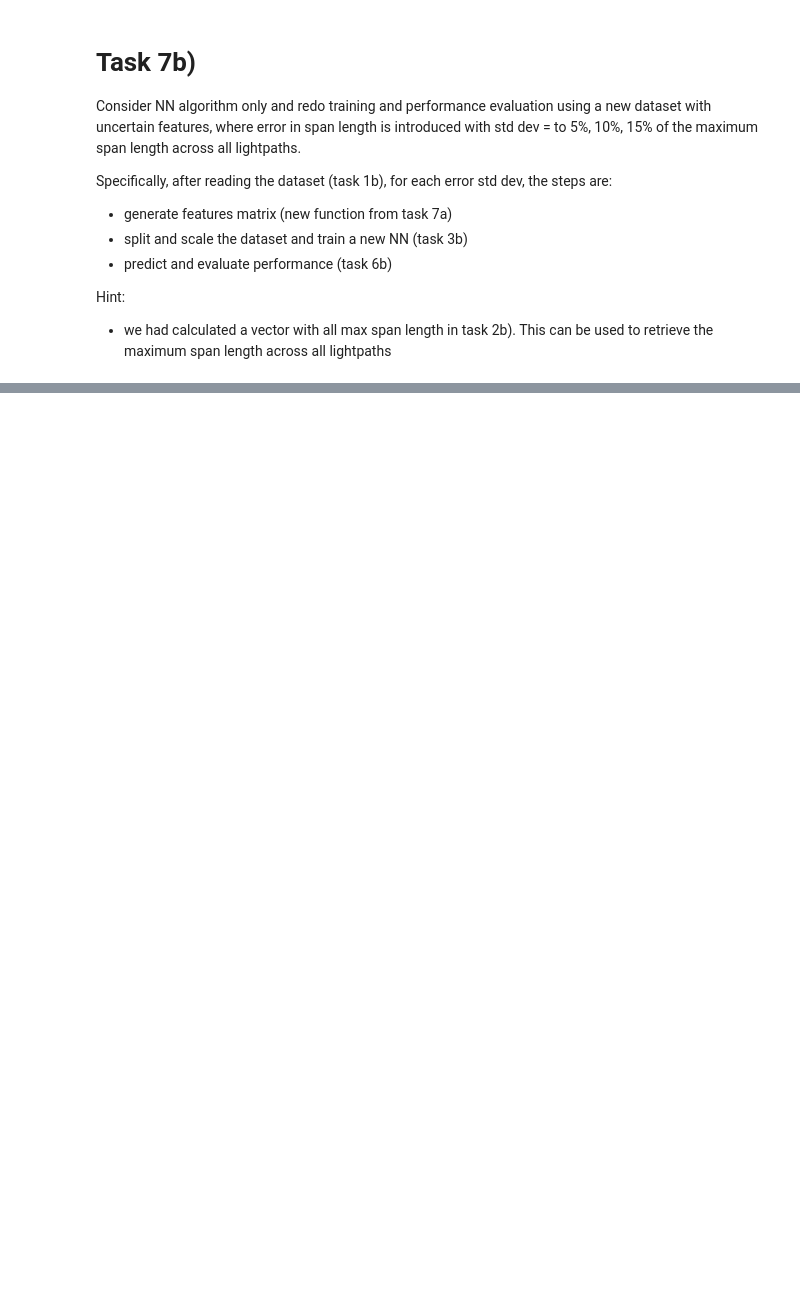
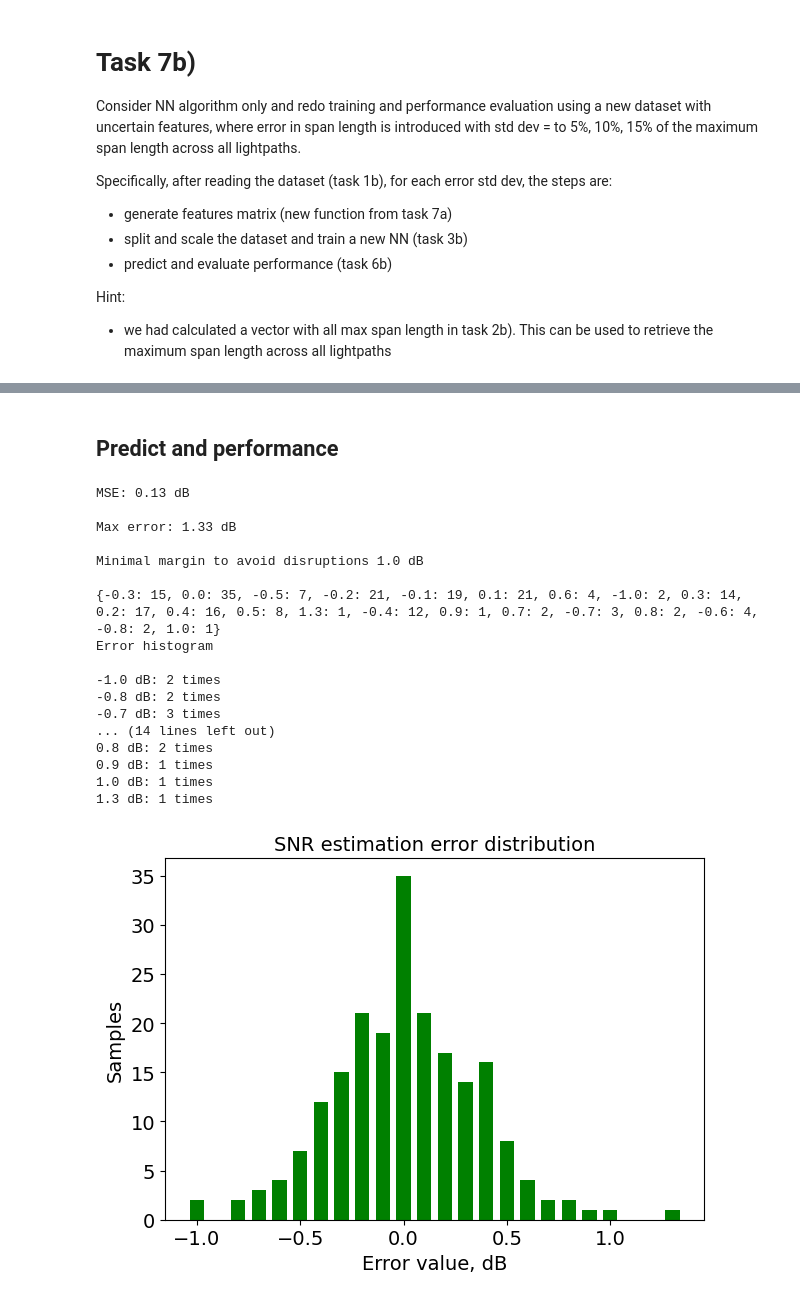
Before and after one commit to Mohammad-Amirifard/QoT, a Jupyter notebook: Notebooks/QoT_estimation_SOLUTION.ipynb, the cells around one changed output, grey strips where cells are left out. Saved outputs shown, nothing was run; the diff lists cells and outputs as text; code cells hidden in the pictures; blank space fills up the shorter version.

```diff
--- a/Notebooks/QoT_estimation_SOLUTION.ipynb
+++ b/Notebooks/QoT_estimation_SOLUTION.ipynb
@@ -1162,0 +1276,25 @@ Error histogram
+# %% [markdown]
+## Predict and performance
+# %%
+y_predicted = NNregr.predict(X_test)
+
+perf_eval(y_predicted,y_test)
+# %% [output]
+MSE: 0.13 dB
+
+Max error: 1.33 dB
+
+Minimal margin to avoid disruptions 1.0 dB
+
+{-0.3: 15, 0.0: 35, -0.5: 7, -0.2: 21, -0.1: 19, 0.1: 21, 0.6: 4, -1.0: 2, 0.3: 14, 0.2: 17, 0.4: 16, 0.5: 8, 1.3: 1, -0.4: 12, 0.9: 1, 0.7: 2, -0.7: 3, 0.8: 2, -0.6: 4, -0.8: 2, 1.0: 1}
+Error histogram
+
+-1.0 dB: 2 times
+-0.8 dB: 2 times
+-0.7 dB: 3 times
+... (14 lines left out)
+0.8 dB: 2 times
+0.9 dB: 1 times
+1.0 dB: 1 times
+1.3 dB: 1 times
+[figure, added]
```
Also changed, not shown: parts of 40 cells of this notebook.
